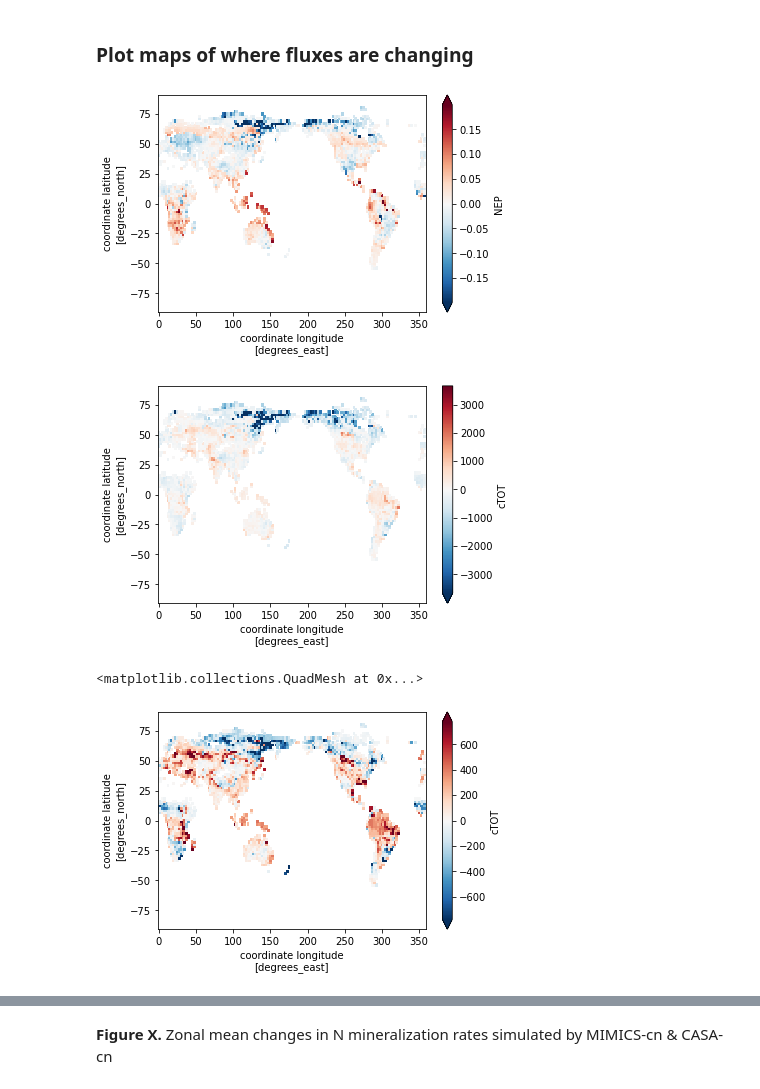
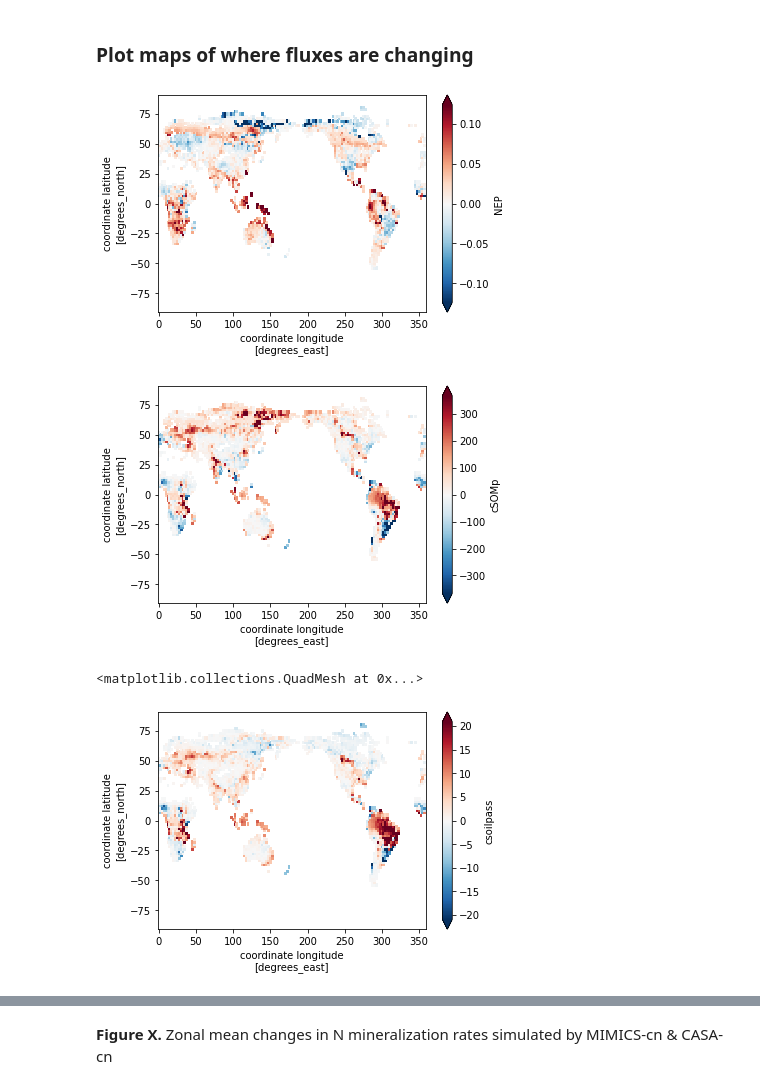
Before and after one commit to wwieder/biogeochem_testbed, a Jupyter notebook: analysis_code/MIMICScn_hist.ipynb, the cells around one changed output, grey strips where cells are left out. Drawn from its saved outputs; the diff is of its cells as text; code cells hidden in the pictures.

```diff
--- a/analysis_code/MIMICScn_hist.ipynb
+++ b/analysis_code/MIMICScn_hist.ipynb
@@ -52,7 +54,7 @@ pathCAScANN = path+CASsimC+outC+'ann_casaclm_pool_flux_1901_2014.nc'
 
 
 # MIMICS CN
-MIMsimCN = 'MIMICS_mod5_GSWP3'
+MIMsimCN = 'MIMICS_mod5_GSWP3_KO4_SOMp4a'
 pathMIMcn = [path+MIMsimCN+outCN+'mimics_pool_flux_'+str(i)+'_daily.nc' for i in year]
 pathMIMcn2= [path+MIMsimCN+outCN+'casaclm_pool_flux_'+str(i)+'_daily.nc' for i in year]
 pathMIMcnANN = path+MIMsimCN+outCN+'ann_mimics_pool_flux_1901_2014.nc'
@@ -68,7 +70,7 @@ print(pathMIMcnANN)
 print(pathMIMcn2ANN)
 
 # MIMICS C only
-MIMsimC  = 'MIMICS_mod5_Conly'
+MIMsimC  = 'MIMICS_mod5_Conly_KO4'
 pathMIMc = [path+MIMsimC+outC+'mimics_pool_flux_'+str(i)+'_daily.nc'  for i in year]
 pathMIMc2= [path+MIMsimC+outC+'casaclm_pool_flux_'+str(i)+'_daily.nc' for i in year]
 pathMIMcANN = path+MIMsimC+outC+'ann_mimics_pool_flux_1901_2014.nc'
@@ -359,0 +507,13 @@ soil heterotrophic respiration 37.6 Pg C
+# %%
+MIMcnANN['Nlimit'] = MIMcANN['cnpp'] - MIMcnANN['cnpp']
+CAScnANN['Nlimit'] = CAScANN['cnpp'] - CAScnANN['cnpp']
+MIMcnANN['relNlimit'] = MIMcnANN['cnpp'] / MIMcANN['cnpp']
+CAScnANN['relNlimit'] = CAScnANN['cnpp'] / CAScANN['cnpp']
+
+MIMcnANN['Nlimit'].attrs['long_name'] = 'N limitation of NPP'
+MIMcnANN['Nlimit'].attrs['units'] = MIMcnANN['cnpp'].attrs['units']
+
+CAScnANN['Nlimit'].attrs['long_name'] = 'N limitation of NPP'
+CAScnANN['Nlimit'].attrs['units'] = CAScnANN['cnpp'].attrs['units']
+
+MIMcnANN['relNlimit'].isel(time=-1).plot(vmax=0.6,vmin=1.);
@@ -563,22 +802,23 @@ var='NEP'
 (MIMcnANN[var].isel(time=slice(-20,None)).mean(dim='time')-
  MIMcnANN[var].isel(time=slice(  0,20  )).mean(dim='time')).plot(robust=True);
 # %% [output]
-[figure, old version]
+[figure, new version]
 # %%
 #print(CAScnANN)
-var = ['cresp','tsoilC','nNetMineralization','cTOT','fW']
+var = ['cresp','tsoilC','nNetMineralization','cSOMp','cTOT','fW']
 tempMIM = (MIMcnANN[var[3]].isel(time=slice(-10,None)).mean(dim='time')-
            MIMcnANN[var[3]].isel(time=slice(  0,10  )).mean(dim='time'))
 tempMIM.plot(robust=True);#vmax=0.2,vmin=-0.2,cmap="RdBu_r");
 # %% [output]
-[figure, old version]
+[figure, new version]
 # %%
+var = ['cresp','tsoilC','nNetMineralization','csoilpass','cTOT','fW']
 tempCAS = (CAScnANN[var[3]].isel(time=slice(-10,None)).mean(dim='time')-
            CAScnANN[var[3]].isel(time=slice(  0,10  )).mean(dim='time'))
 tempCAS.plot(robust=True)#:vmax=0.2,vmin=-0.2,cmap="RdBu_r");
 # %% [output]
 <matplotlib.collections.QuadMesh at 0x...>
-[figure, old version]
+[figure, new version]
 # %%
 (tempMIM - tempCAS).plot(robust=True);
 # not sure what a meaningful way to look at these changes may be?
```
Also changed, not shown: parts of 43 cells of this notebook, 22 other files.
